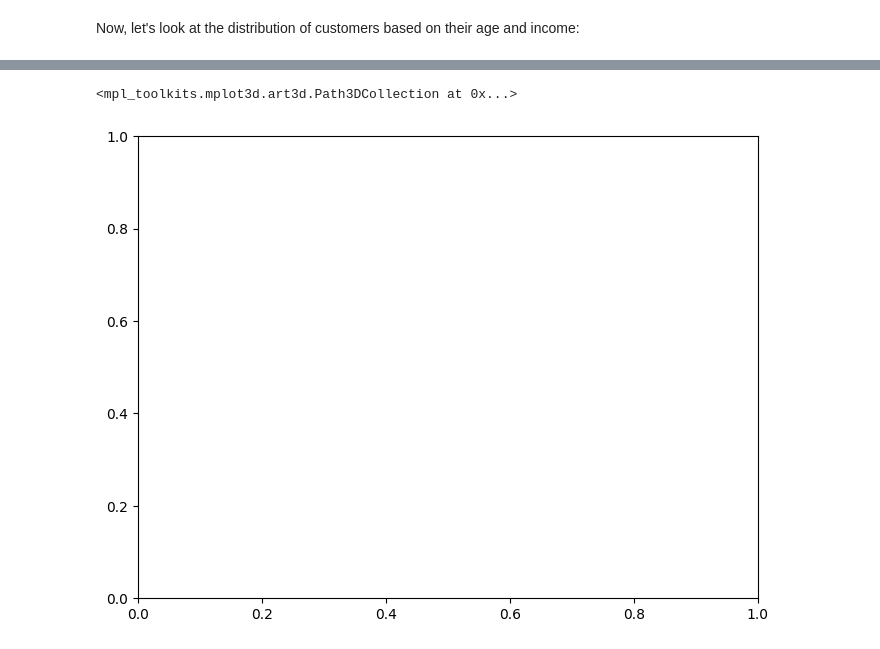
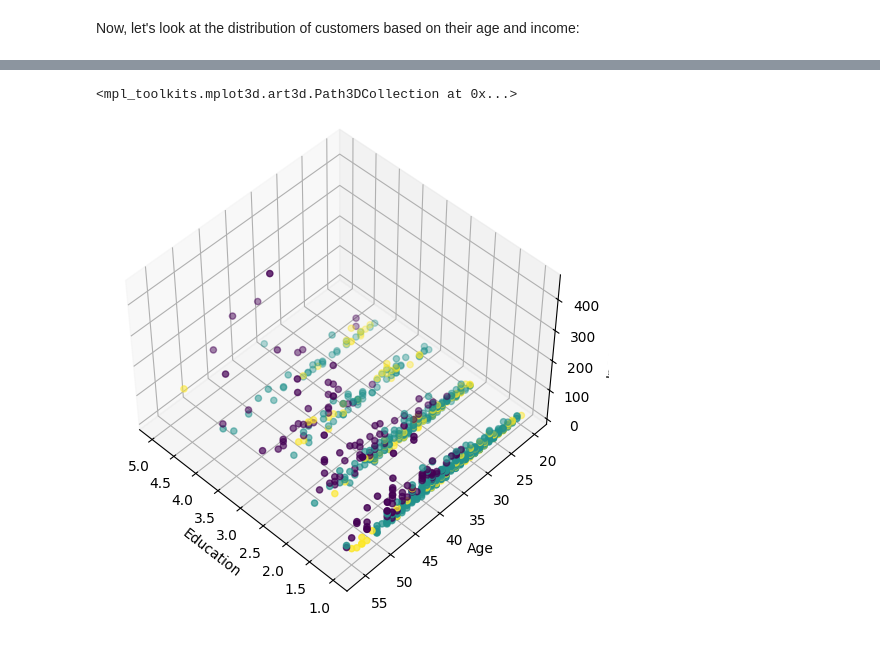
Before and after one commit to mahdi-morovati/ml_training, a Jupyter notebook: 09-Clus-K-Means.ipynb, the cells around one changed output, grey strips where cells are left out. Cells and saved outputs as stored; diff of their text form; code cells hidden in the pictures.

```diff
--- a/09-Clus-K-Means.ipynb
+++ b/09-Clus-K-Means.ipynb
@@ -288,18 +295,20 @@ plt.show()
 # %%
 from mpl_toolkits.mplot3d import Axes3D
 fig = plt.figure(1, figsize=(8, 6))
 plt.clf()
-ax = Axes3D(fig, rect=[0, 0, .95, 1], elev=48, azim=134)
+ax = fig.add_subplot(111, projection='3d')
+ax.view_init(elev=48, azim=134)  # تنظیم زاویه دید
+
 
 plt.cla()
 # plt.ylabel('Age', fontsize=18)
 # plt.xlabel('Income', fontsize=16)
 # plt.zlabel('Education', fontsize=16)
 ax.set_xlabel('Education')
 ax.set_ylabel('Age')
 ax.set_zlabel('Income')
 
 ax.scatter(X[:, 1], X[:, 0], X[:, 3], c= labels.astype(float))
 # %% [output]
 <mpl_toolkits.mplot3d.art3d.Path3DCollection at 0x...>
-[figure, old version]
+[figure, new version]
```
Also changed, not shown: parts of 9 cells of this notebook.
